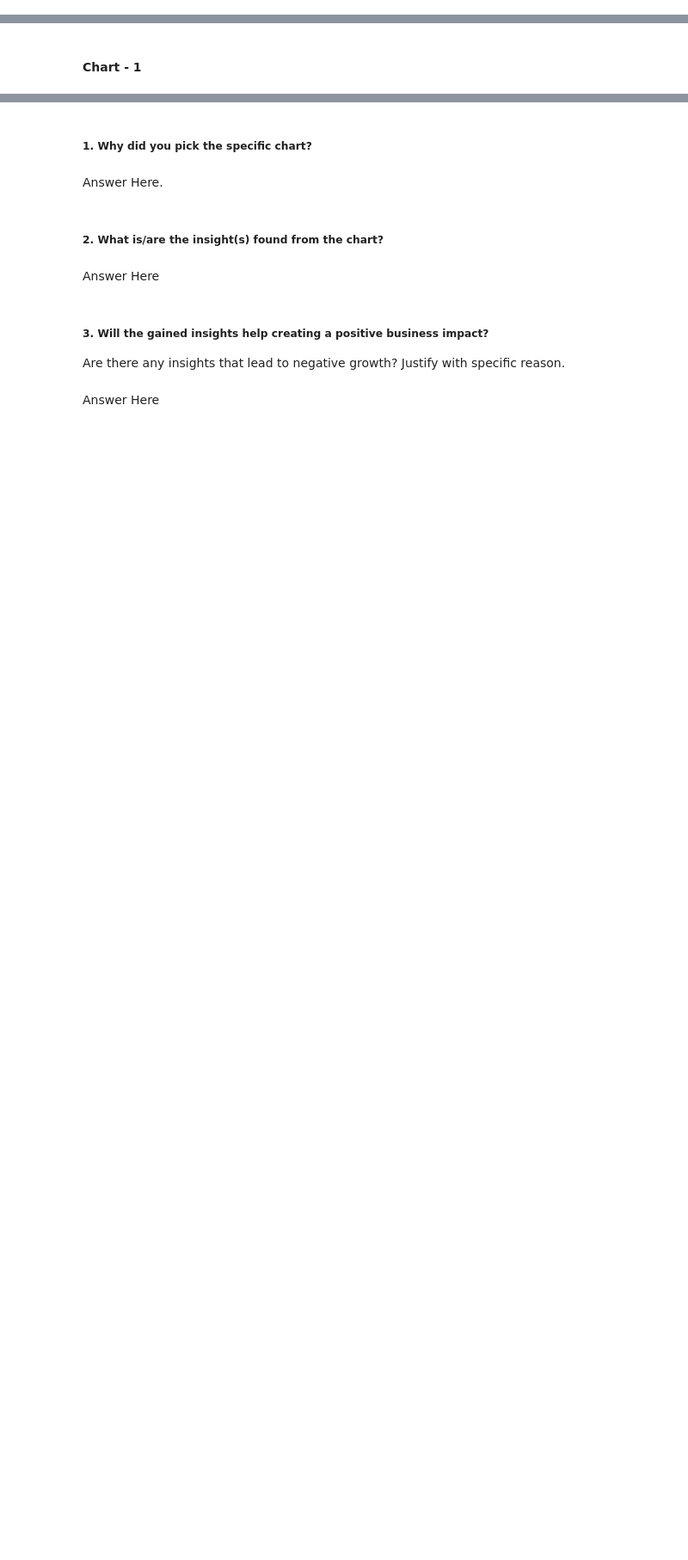
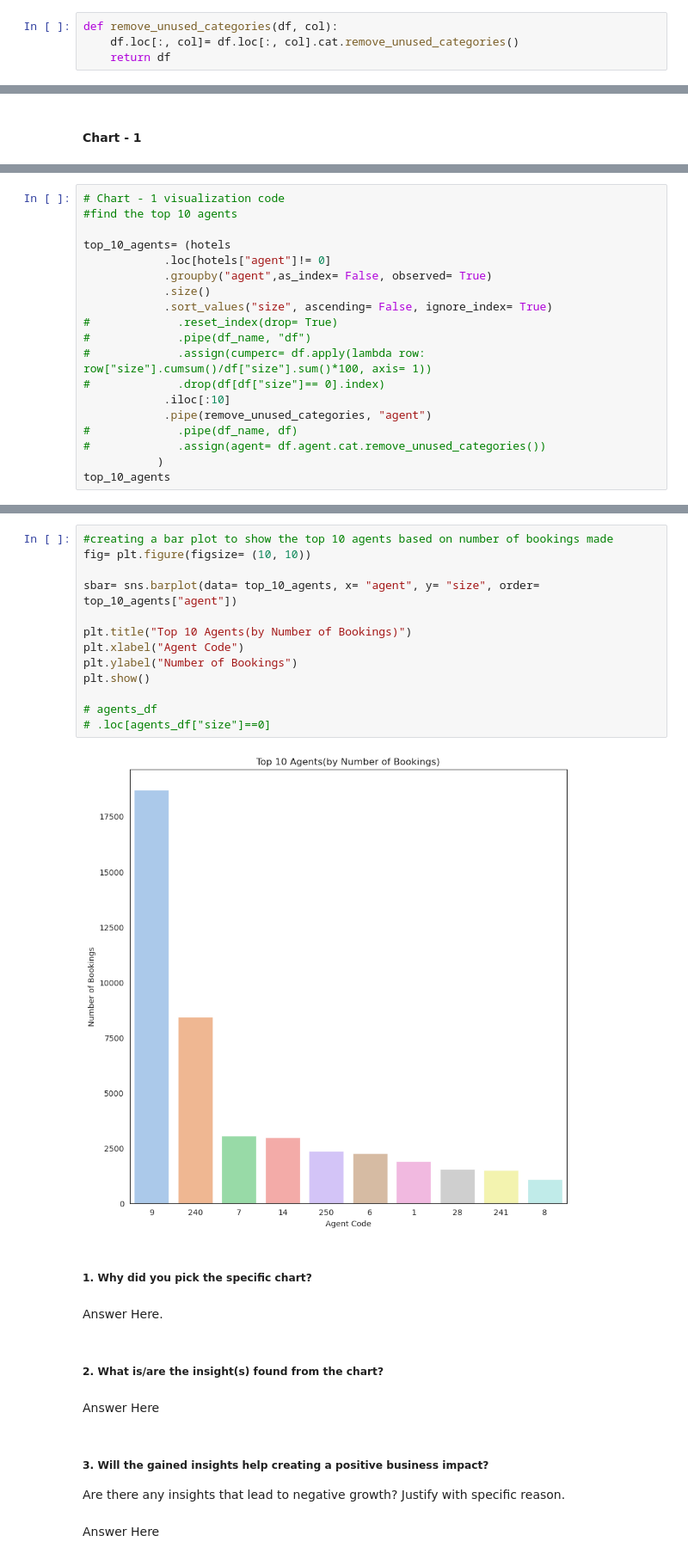
Before and after one commit to bisht-deepak/EDA, a Jupyter notebook: Hotel Booking/hotel-booking-analysis.ipynb, the cells around one changed output, grey strips where cells are left out. Shown at 86% size. Drawn from its saved outputs; the diff is of its cells as text; blank space fills up the shorter version.

Commit message:
Kaggle Notebook | Hotel Booking Analysis | Version 3

```diff
--- a/Hotel Booking/hotel-booking-analysis.ipynb
+++ b/Hotel Booking/hotel-booking-analysis.ipynb
@@ -370,0 +375,4 @@ Answer Here.
+# %%
+def remove_unused_categories(df, col):
+    df.loc[:, col]= df.loc[:, col].cat.remove_unused_categories()
+    return df
@@ -374,0 +421,19 @@ Answer Here.
+# %%
+# Chart - 1 visualization code
+#find the top 10 agents
+
+top_10_agents= (hotels
+            .loc[hotels["agent"]!= 0]
+            .groupby("agent",as_index= False, observed= True)
+            .size()
+            .sort_values("size", ascending= False, ignore_index= True)
+#             .reset_index(drop= True)
+#             .pipe(df_name, "df")
+#             .assign(cumperc= df.apply(lambda row: row["size"].cumsum()/df["size"].sum()*100, axis= 1))
+#             .drop(df[df["size"]== 0].index)
+            .iloc[:10]
+            .pipe(remove_unused_categories, "agent")
+#             .pipe(df_name, df)
+#             .assign(agent= df.agent.cat.remove_unused_categories())
+           )
+top_10_agents
@@ -375,3 +452,18 @@ Answer Here.
+# %%
+#creating a bar plot to show the top 10 agents based on number of bookings made
+fig= plt.figure(figsize= (10, 10))
+
+sbar= sns.barplot(data= top_10_agents, x= "agent", y= "size", order= top_10_agents["agent"])
+
+plt.title("Top 10 Agents(by Number of Bookings)")
+plt.xlabel("Agent Code")
+plt.ylabel("Number of Bookings")
+plt.show()
+
+# agents_df
+# .loc[agents_df["size"]==0]
+# %% [output]
+[figure, added]
 # %% [markdown]
 ##### 1. Why did you pick the specific chart?
 # %% [markdown]
```
Also changed, not shown: parts of 24 cells of this notebook.
